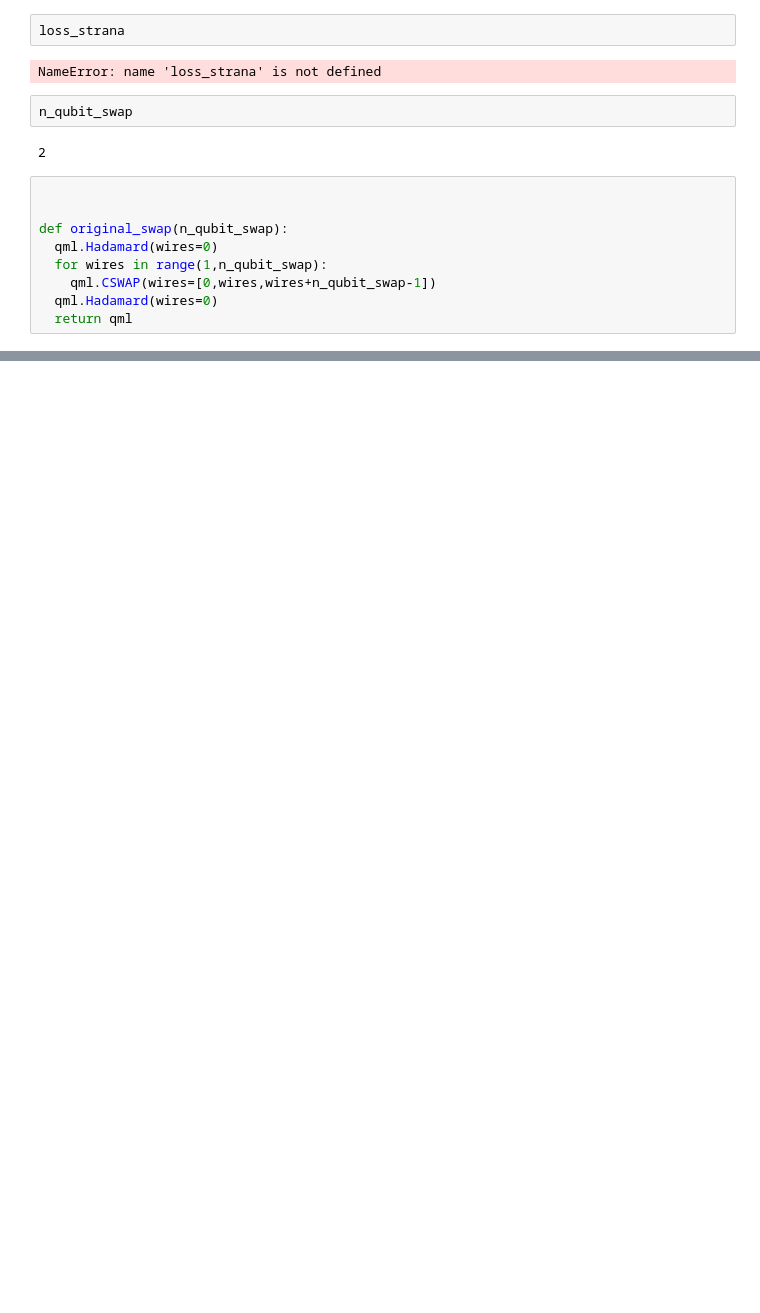
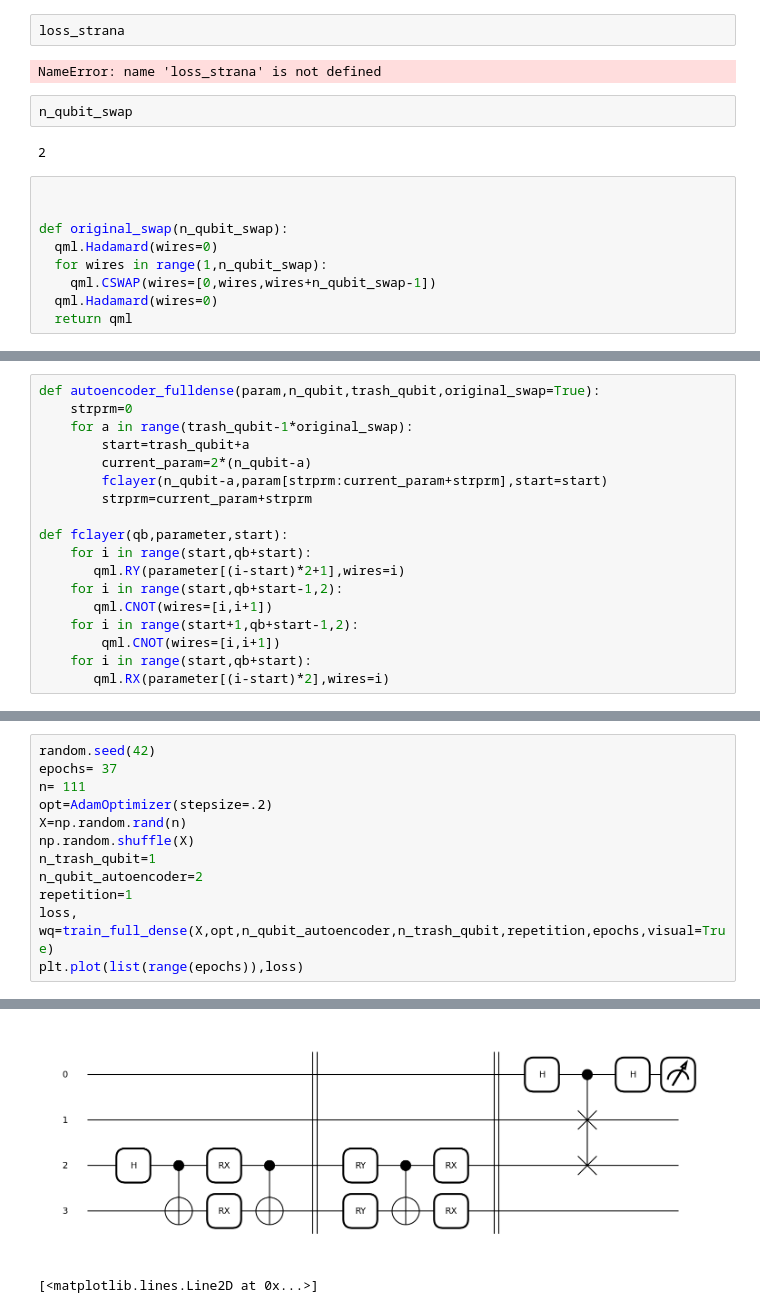
Before and after one commit to filorazi/Dim_red_SWAP, a Jupyter notebook: test.ipynb, the cells around one changed output, grey strips where cells are left out. Saved outputs shown, nothing was run; the diff lists cells and outputs as text; blank space fills up the shorter version.

```diff
--- a/test.ipynb
+++ b/test.ipynb
@@ -253,0 +301,18 @@ plt.show(   )
+# %%
+def autoencoder_fulldense(param,n_qubit,trash_qubit,original_swap=True):
+    strprm=0
+    for a in range(trash_qubit-1*original_swap):
+        start=trash_qubit+a
+        current_param=2*(n_qubit-a)
+        fclayer(n_qubit-a,param[strprm:current_param+strprm],start=start)
+        strprm=current_param+strprm
+
+def fclayer(qb,parameter,start):
+    for i in range(start,qb+start):
+       qml.RY(parameter[(i-start)*2+1],wires=i)
+    for i in range(start,qb+start-1,2):
+       qml.CNOT(wires=[i,i+1])
+    for i in range(start+1,qb+start-1,2):
+        qml.CNOT(wires=[i,i+1])
+    for i in range(start,qb+start):
+       qml.RX(parameter[(i-start)*2],wires=i)
@@ -253,0 +357,13 @@ plt.show(   )
+# %%
+random.seed(42)
+epochs= 37
+n= 111
+opt=AdamOptimizer(stepsize=.2)
+X=np.random.rand(n)
+np.random.shuffle(X)
+n_trash_qubit=1
+n_qubit_autoencoder=2
+repetition=1
+loss, wq=train_full_dense(X,opt,n_qubit_autoencoder,n_trash_qubit,repetition,epochs,visual=True)
+plt.plot(list(range(epochs)),loss)
+# %% [output]
@@ -253,0 +371,2 @@ plt.show(   )
+[figure, added]
+[<matplotlib.lines.Line2D at 0x...>]
```
Also changed, not shown: parts of 16 cells of this notebook, 2 other files.
